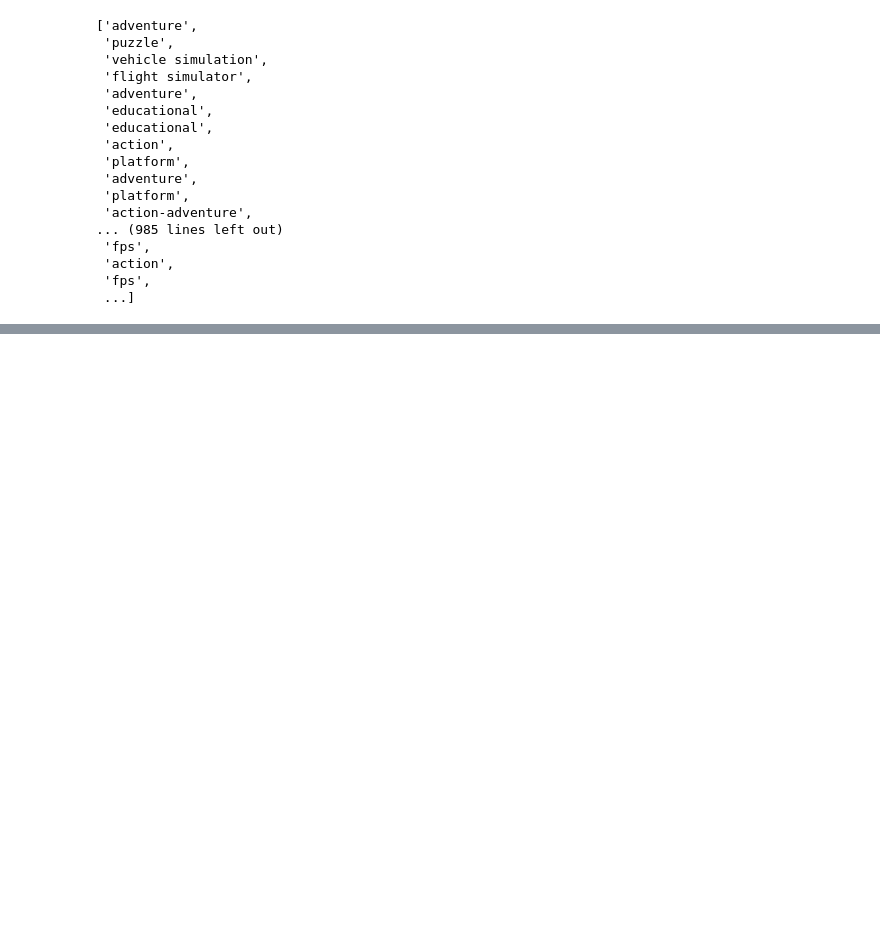
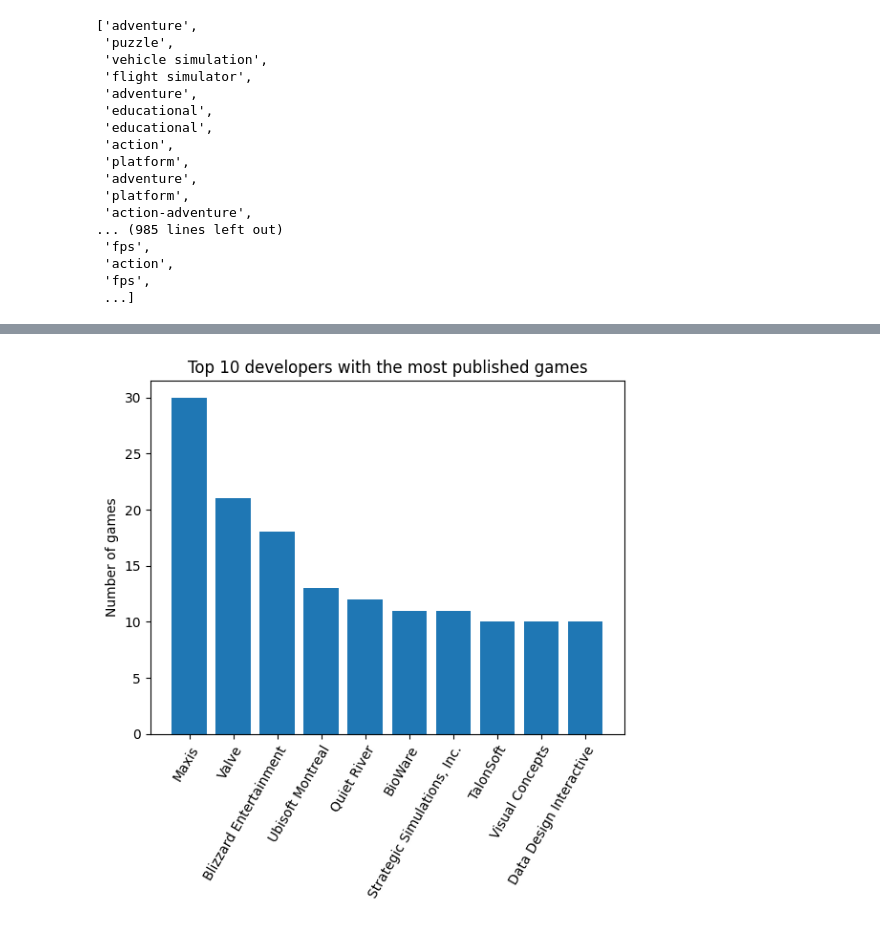
Before and after one commit to Nertsal/dwv-project, a Jupyter notebook: Assignment.ipynb, the cells around one changed output, grey strips where cells are left out. Drawn from its saved outputs; the diff is of its cells as text; code cells hidden in the pictures; blank space fills up the shorter version.

```diff
--- a/Assignment.ipynb
+++ b/Assignment.ipynb
@@ -115,0 +113,6 @@ plot_majority(df.publisher, 0.015)
+# %%
+plot_top(df.developer, 10)
+plt.title('Top 10 developers with the most published games')
+plt.savefig('static/developers.png', bbox_inches='tight')
+# %% [output]
+[figure, added]
```
Also changed, not shown: parts of 8 cells of this notebook, 4 other files.
